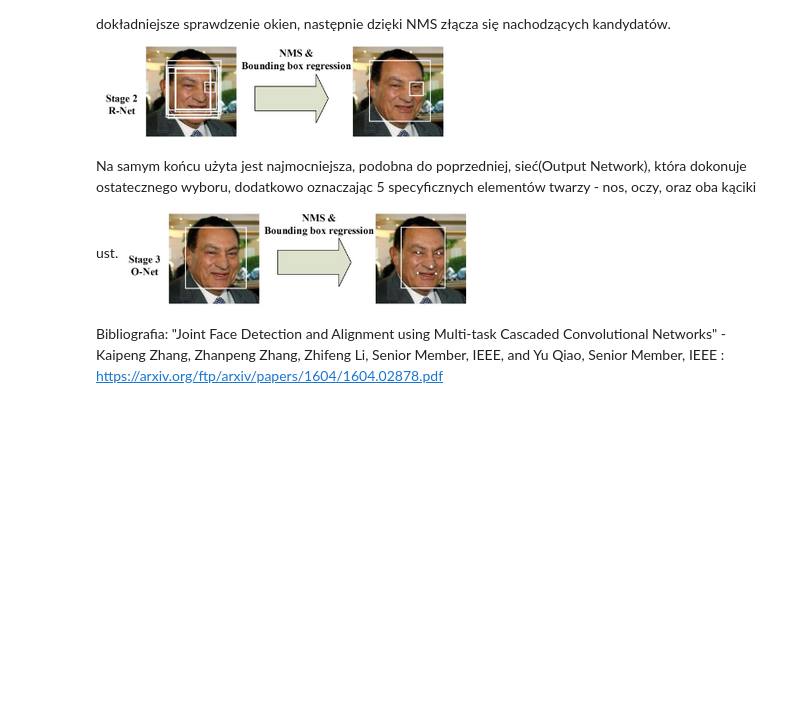
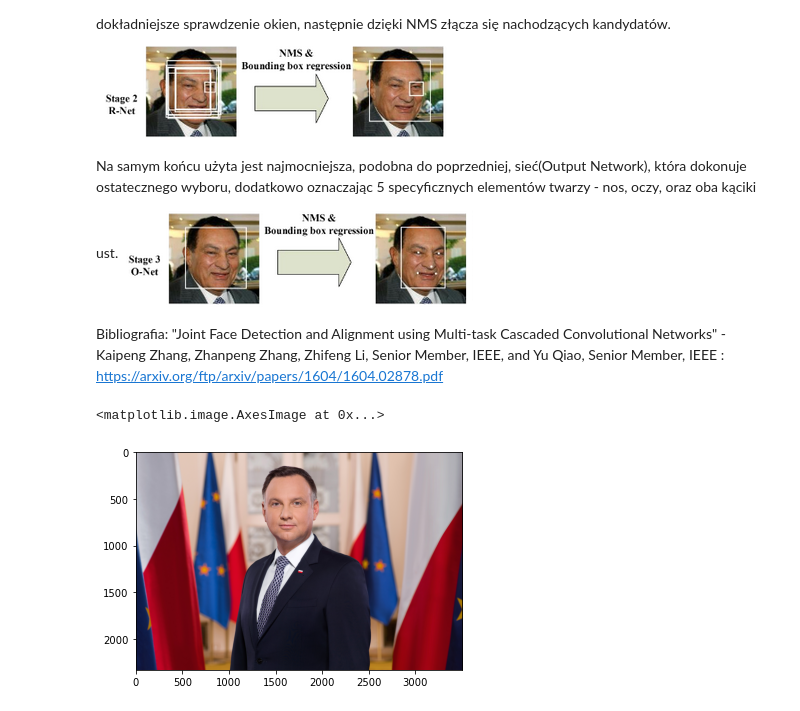
Before and after one commit to kbieniasz/MROiPUM-tutorial-5, a Jupyter notebook: Face_recognition.ipynb, the cells around one changed output. Drawn from its saved outputs; the diff is of its cells as text; code cells hidden in the pictures; blank space fills up the shorter version.

```diff
--- a/Face_recognition.ipynb
+++ b/Face_recognition.ipynb
@@ -26,3 +26,13 @@ Na samym końcu użyta jest najmocniejsza, podobna do poprzedniej, sieć(Output
 ![z3.png](attachment:z3.png)
 
 Bibliografia: "Joint Face Detection and Alignment using Multi-task Cascaded Convolutional Networks" - Kaipeng Zhang, Zhanpeng Zhang, Zhifeng Li, Senior Member, IEEE, and Yu Qiao, Senior Member, IEEE : https://arxiv.org/ftp/arxiv/papers/1604/1604.02878.pdf
+# %%
+#displaying a picture
+import cv2 as cv
+import numpy as np
+from matplotlib import pyplot as plt
+img = cv.imread('images/0152.jpg')
+plt.imshow(cv.cvtColor(img, cv.COLOR_BGR2RGB))
+# %% [output]
+<matplotlib.image.AxesImage at 0x...>
+[figure, added]
```
Also changed, not shown: parts of 8 cells of this notebook, 29 other files.
